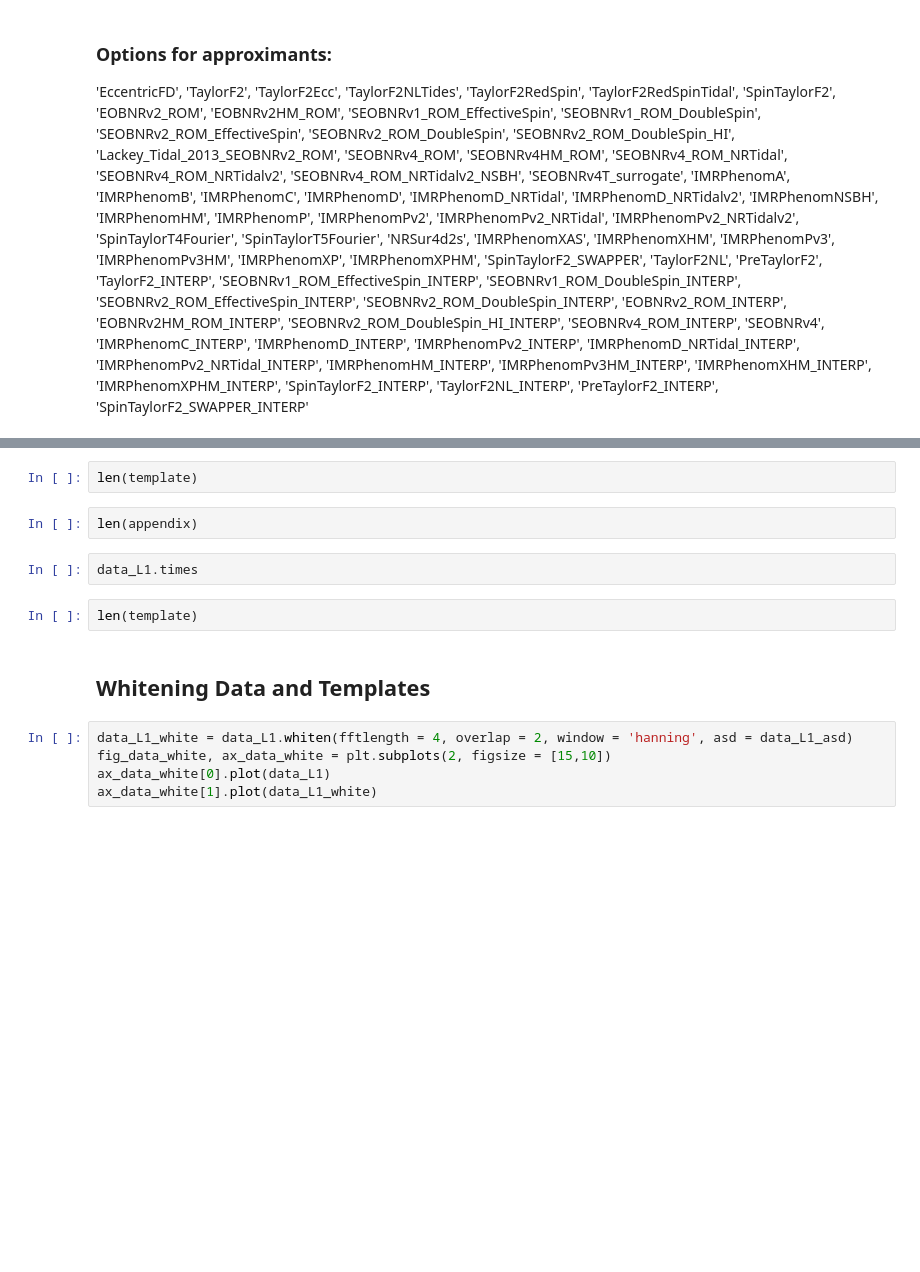
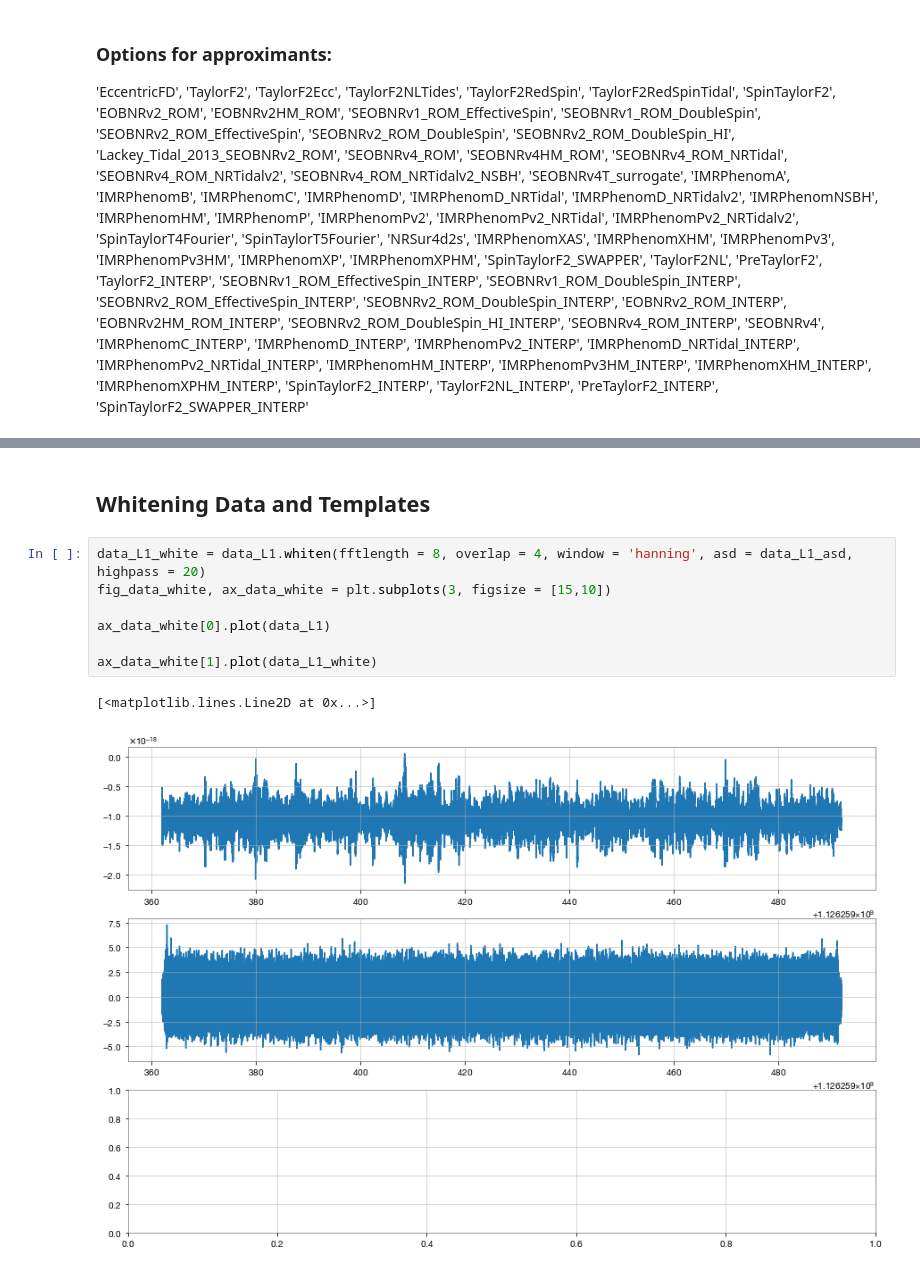
Before and after one commit to Andrerg01/gstlal_steps, a Jupyter notebook: Untitled.ipynb, the cells around one changed output, grey strips where cells are left out. Drawn from its saved outputs; the diff is of its cells as text; blank space fills up the shorter version.

```diff
--- a/Untitled.ipynb
+++ b/Untitled.ipynb
@@ -108,16 +141,13 @@ template_fig.show()
-# %%
-len(template)
-# %%
-len(appendix)
-# %%
-data_L1.times
-# %%
-len(template)
 # %% [markdown]
 ## Whitening Data and Templates
 # %%
-data_L1_white = data_L1.whiten(fftlength = 4, overlap = 2, window = 'hanning', asd = data_L1_asd)
-fig_data_white, ax_data_white = plt.subplots(2, figsize = [15,10])
+data_L1_white = data_L1.whiten(fftlength = 8, overlap = 4, window = 'hanning', asd = data_L1_asd, highpass = 20)
+fig_data_white, ax_data_white = plt.subplots(3, figsize = [15,10])
+
 ax_data_white[0].plot(data_L1)
+
 ax_data_white[1].plot(data_L1_white)
+# %% [output]
+[<matplotlib.lines.Line2D at 0x...>]
+[figure, added]
 # %%
```
Also changed, not shown: parts of 7 cells of this notebook, 2 other files.
